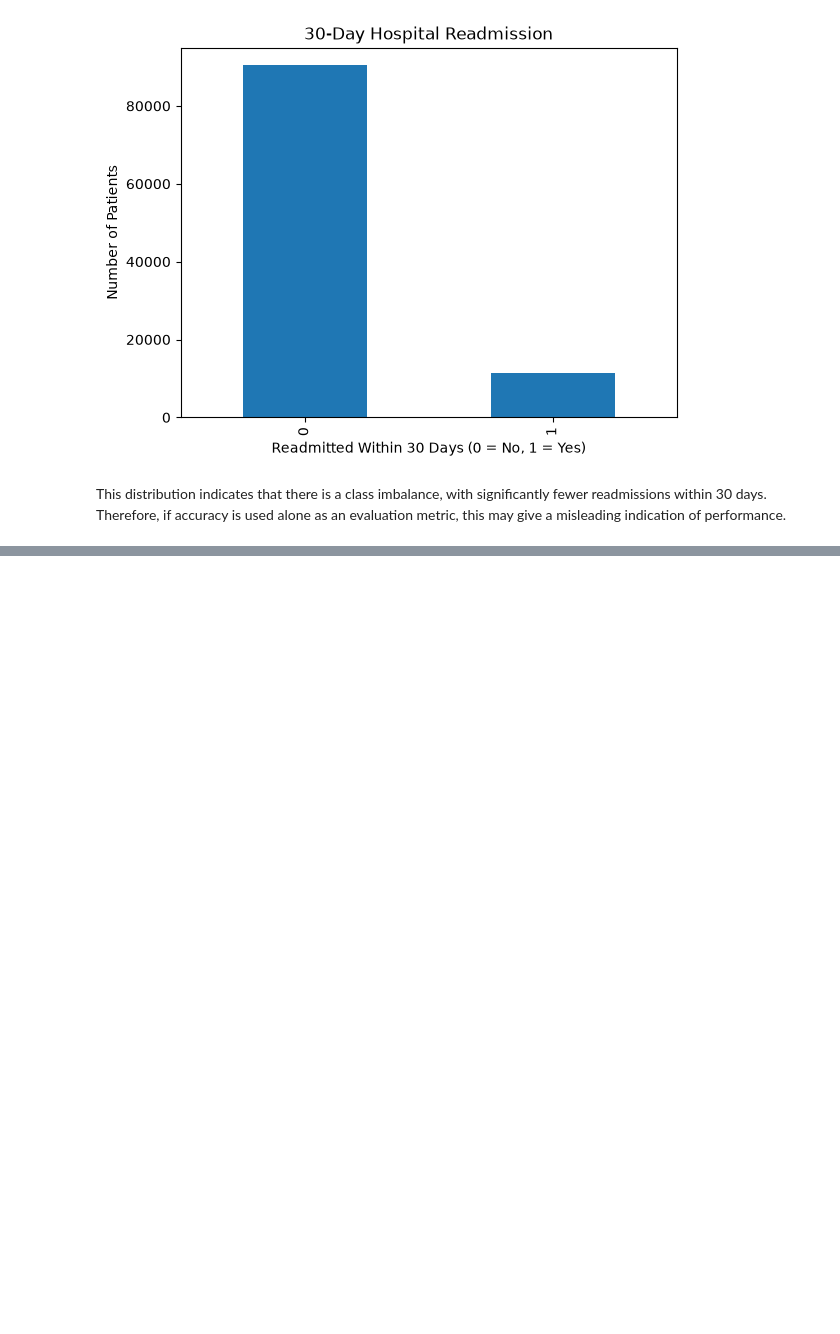
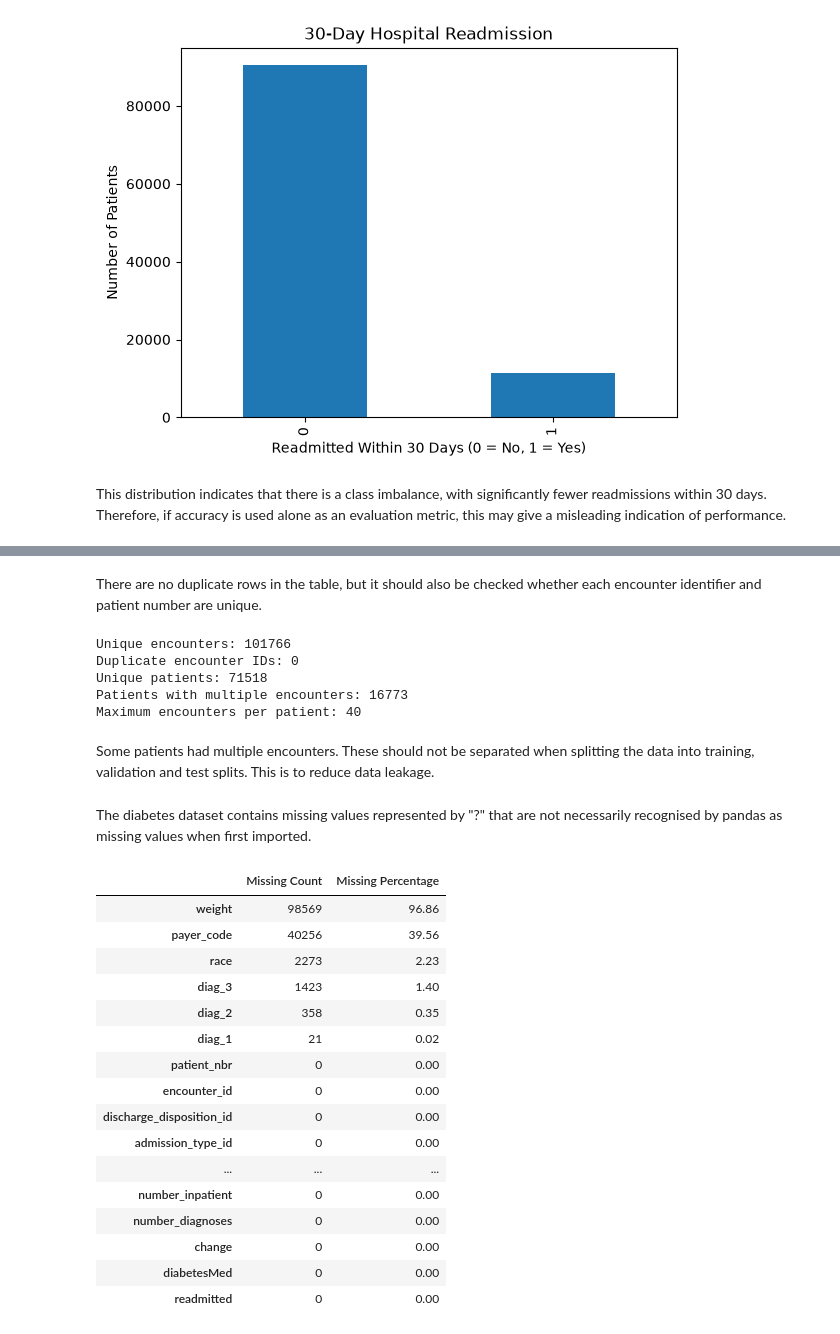
Before and after one commit to faithgreene045/CT4101-Machine-Learning-Portfolio, a Jupyter notebook: 3.Audit.ipynb, the cells around one changed output, grey strips where cells are left out. Saved outputs shown, nothing was run; the diff lists cells and outputs as text; code cells hidden in the pictures; blank space fills up the shorter version.

```diff
--- a/3.Audit.ipynb
+++ b/3.Audit.ipynb
@@ -235,0 +161,74 @@ This distribution indicates that there is a class imbalance, with significantly
+# %% [markdown]
+There are no duplicate rows in the table, but it should also be checked whether each encounter identifier and patient number are unique.
+# %%
+print(
+    "Unique encounters:",
+    raw_data["encounter_id"].nunique()
+)
+
+print(
+    "Duplicate encounter IDs:",
+    raw_data["encounter_id"].duplicated().sum()
+)
+
+patient_counts = raw_data["patient_nbr"].value_counts()
+
+print(
+    "Unique patients:",
+    raw_data["patient_nbr"].nunique()
+)
+
+print(
+    "Patients with multiple encounters:",
+    (patient_counts > 1).sum()
+)
+
+print(
+    "Maximum encounters per patient:",
+    patient_counts.max()
+)
+# %% [output]
+Unique encounters: 101766
+Duplicate encounter IDs: 0
+Unique patients: 71518
+Patients with multiple encounters: 16773
+Maximum encounters per patient: 40
+# %% [markdown]
+Some patients had multiple encounters. These should not be separated when splitting the data into training, validation and test splits. This is to reduce data leakage.
+# %% [markdown]
+The diabetes dataset contains missing values represented by "?" that are not necessarily recognised by pandas as missing values when first imported.
+# %%
+# look at the number of question marks and missing values
+missing = raw_data.isna() | raw_data.eq("?")
+
+missing_summary = pd.DataFrame({
+    "Missing Count": missing.sum(),
+    "Missing Percentage": (
+        missing.mean() * 100
+    ).round(2)
+})
+
+display(
+    missing_summary.sort_values(
+        "Missing Percentage",
+        ascending=False
+    )
+)
+# %% [output]
+|  | Missing Count | Missing Percentage |
+| weight | 98569 | 96.86 |
+| payer_code | 40256 | 39.56 |
+| race | 2273 | 2.23 |
+| diag_3 | 1423 | 1.40 |
+| diag_2 | 358 | 0.35 |
+| diag_1 | 21 | 0.02 |
+| patient_nbr | 0 | 0.00 |
+| encounter_id | 0 | 0.00 |
+| discharge_disposition_id | 0 | 0.00 |
+| admission_type_id | 0 | 0.00 |
+| ... | ... | ... |
+| number_inpatient | 0 | 0.00 |
+| number_diagnoses | 0 | 0.00 |
+| change | 0 | 0.00 |
+| diabetesMed | 0 | 0.00 |
+| readmitted | 0 | 0.00 |
```
Also changed, not shown: parts of 50 cells of this notebook, 3 other files.
